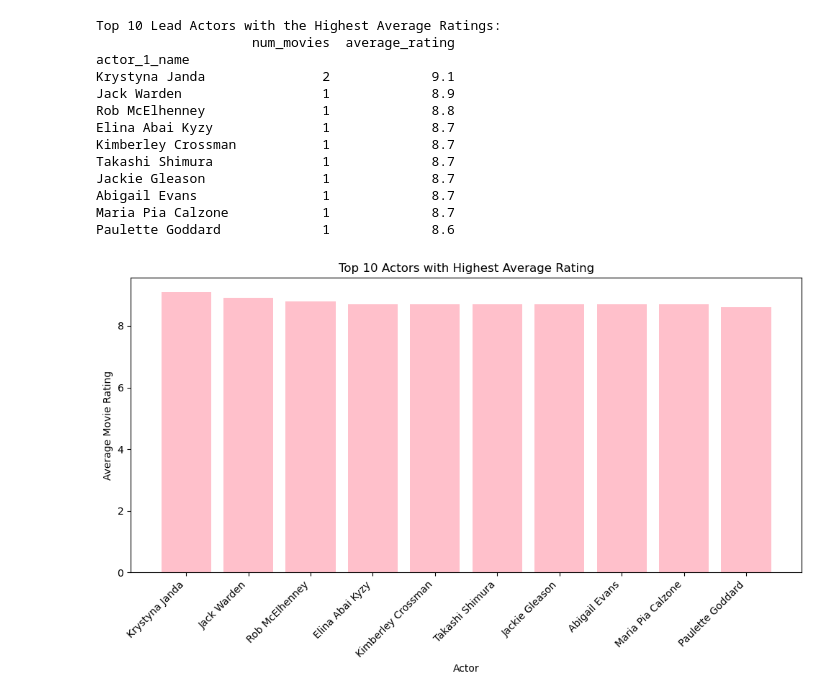
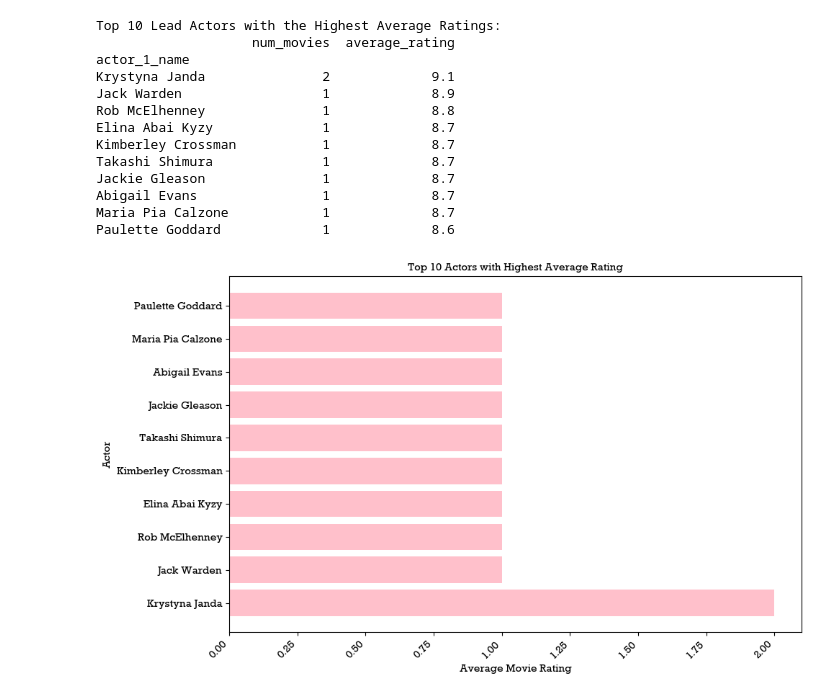
Before and after one commit to XueYiLu/Project-4, a Jupyter notebook: Cleaned_data/IrisVisualizations.ipynb, the cells around one changed output. Drawn from its saved outputs; the diff is of its cells as text; code cells hidden in the pictures.

```diff
--- a/Cleaned_data/IrisVisualizations.ipynb
+++ b/Cleaned_data/IrisVisualizations.ipynb
@@ -355,15 +373,16 @@ Paulette Goddard             1             8.6
 # %%
 # Filter the top 10 actors with the highest ratings
 top_rated_actors = actor_stats_byrating.head(10)
 
 # Plot the bar graph
 plt.figure(figsize=(10, 6))
-plt.bar(top_rated_actors.index, top_rated_actors['average_rating'], color='pink')
-plt.title('Top 10 Actors with Highest Average Rating')
-plt.xlabel('Actor')
-plt.ylabel('Average Movie Rating')
-plt.xticks(rotation=45, ha='right')
+plt.barh(top_rated_actors.index, top_rated_actors['num_movies'], color='pink')
+plt.title('Top 10 Actors with Highest Average Rating', font = 'RockWell')
+plt.xlabel('Average Movie Rating', font = 'RockWell')
+plt.ylabel('Actor', font = 'RockWell')
+plt.xticks(rotation=45, ha='right', font = 'RockWell')
+plt.yticks(font = 'RockWell')
 plt.tight_layout()
 plt.show()
 # %% [output]
-[figure, old version]
+[figure, new version]
```
Also changed, not shown: parts of 2 cells of this notebook.
